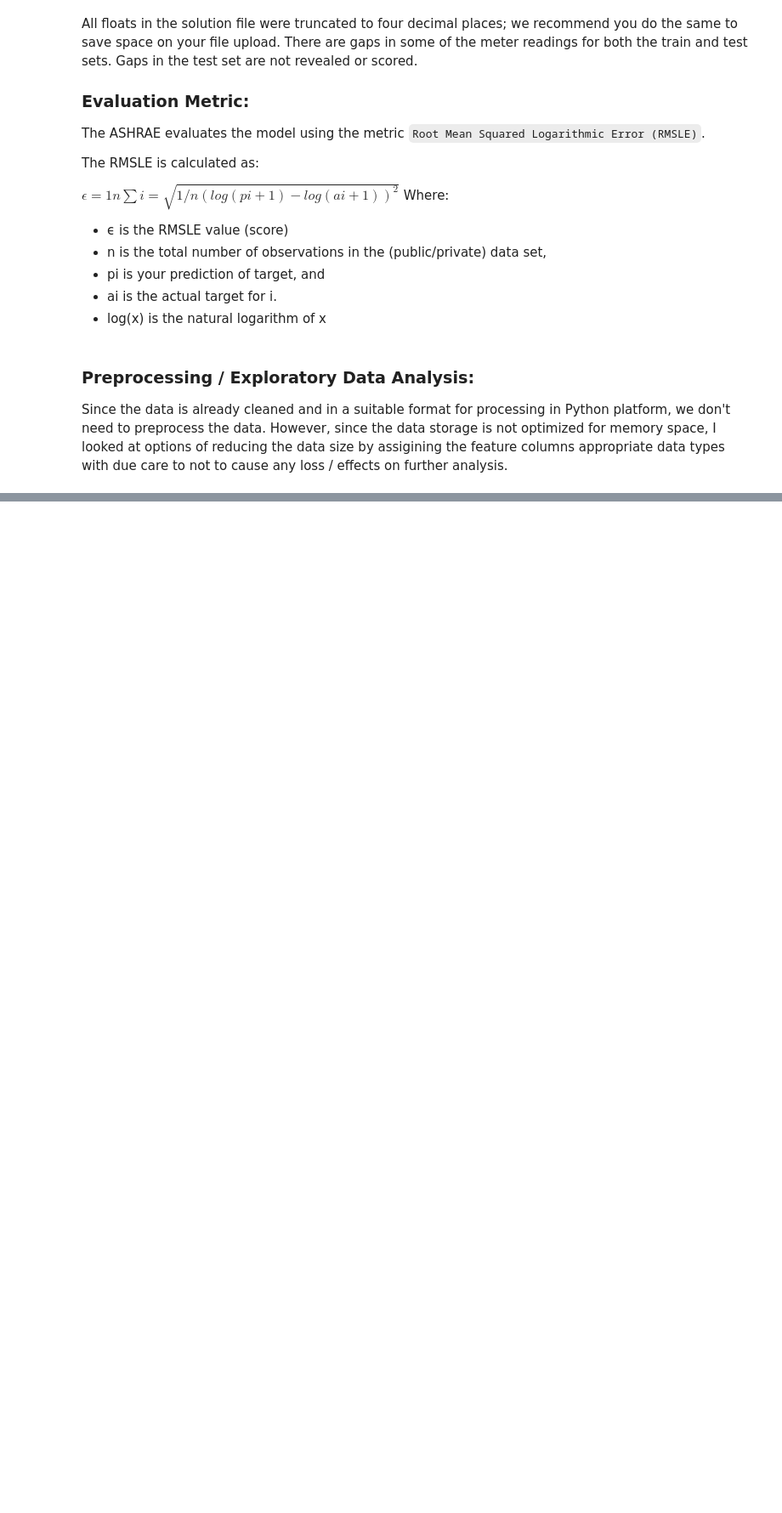
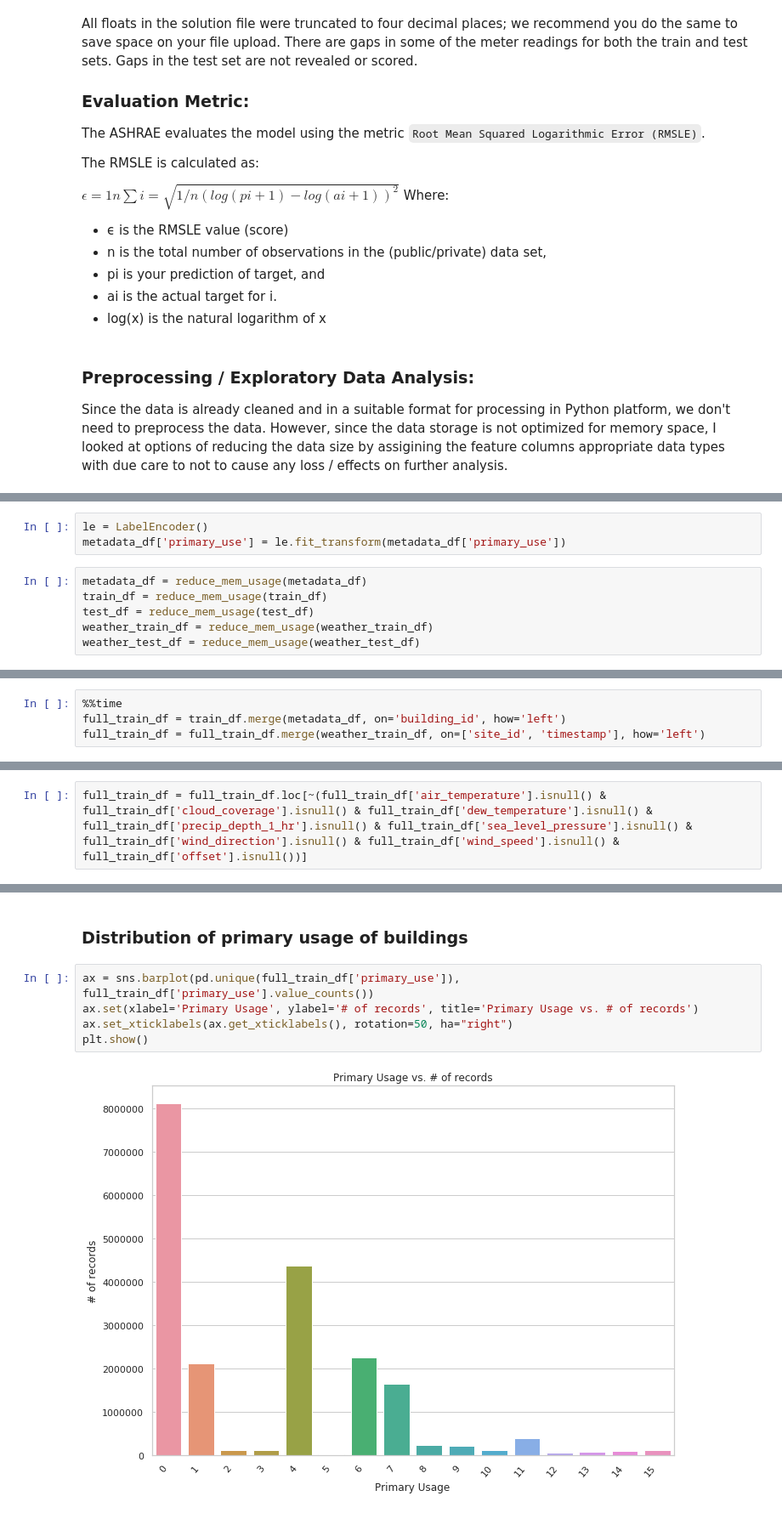
Before and after one commit to vgops75/kaggle_stop, a Jupyter notebook: project_proposal_dataIncubator.ipynb, the cells around one changed output, grey strips where cells are left out. Shown: that part at 85% size. Cells and saved outputs as stored; diff of their text form; blank space fills up the shorter version.

Commit message:
Adding images

```diff
--- a/project_proposal_dataIncubator.ipynb
+++ b/project_proposal_dataIncubator.ipynb
@@ -92,0 +237,9 @@ pwd
+# %%
+le = LabelEncoder()
+metadata_df['primary_use'] = le.fit_transform(metadata_df['primary_use'])
+# %%
+metadata_df = reduce_mem_usage(metadata_df)
+train_df = reduce_mem_usage(train_df)
+test_df = reduce_mem_usage(test_df)
+weather_train_df = reduce_mem_usage(weather_train_df)
+weather_test_df = reduce_mem_usage(weather_test_df)
@@ -92,0 +252,4 @@ pwd
+# %%
+%%time
+full_train_df = train_df.merge(metadata_df, on='building_id', how='left')
+full_train_df = full_train_df.merge(weather_train_df, on=['site_id', 'timestamp'], how='left')
@@ -92,0 +259,2 @@ pwd
+# %%
+full_train_df = full_train_df.loc[~(full_train_df['air_temperature'].isnull() & full_train_df['cloud_coverage'].isnull() & full_train_df['dew_temperature'].isnull() & full_train_df['precip_depth_1_hr'].isnull() & full_train_df['sea_level_pressure'].isnull() & full_train_df['wind_direction'].isnull() & full_train_df['wind_speed'].isnull() & full_train_df['offset'].isnull())]
@@ -92,0 +283,9 @@ pwd
+# %% [markdown]
+### Distribution of primary usage of buildings
+# %%
+ax = sns.barplot(pd.unique(full_train_df['primary_use']), full_train_df['primary_use'].value_counts())
+ax.set(xlabel='Primary Usage', ylabel='# of records', title='Primary Usage vs. # of records')
+ax.set_xticklabels(ax.get_xticklabels(), rotation=50, ha="right")
+plt.show()
+# %% [output]
+[figure, added]
```
Also changed, not shown: parts of 33 cells of this notebook, 5 other files.
